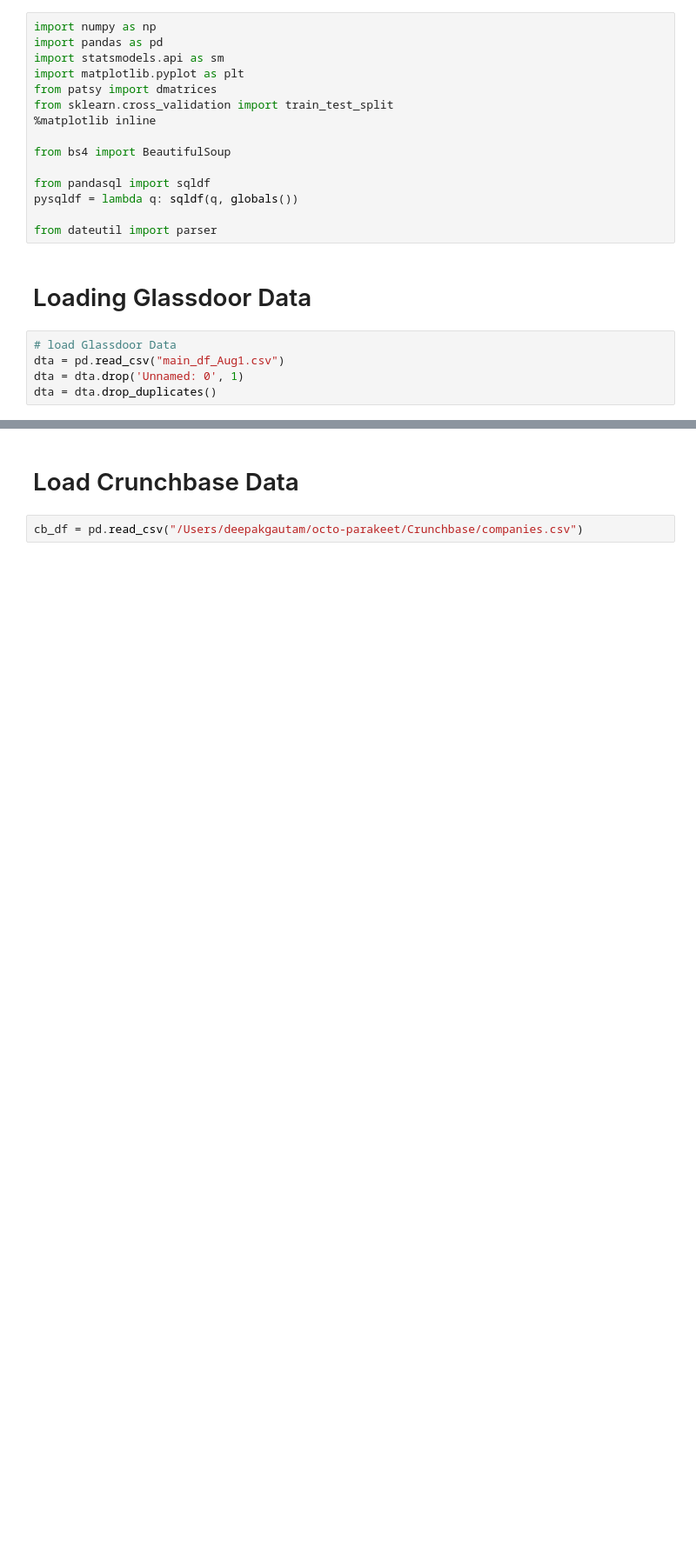
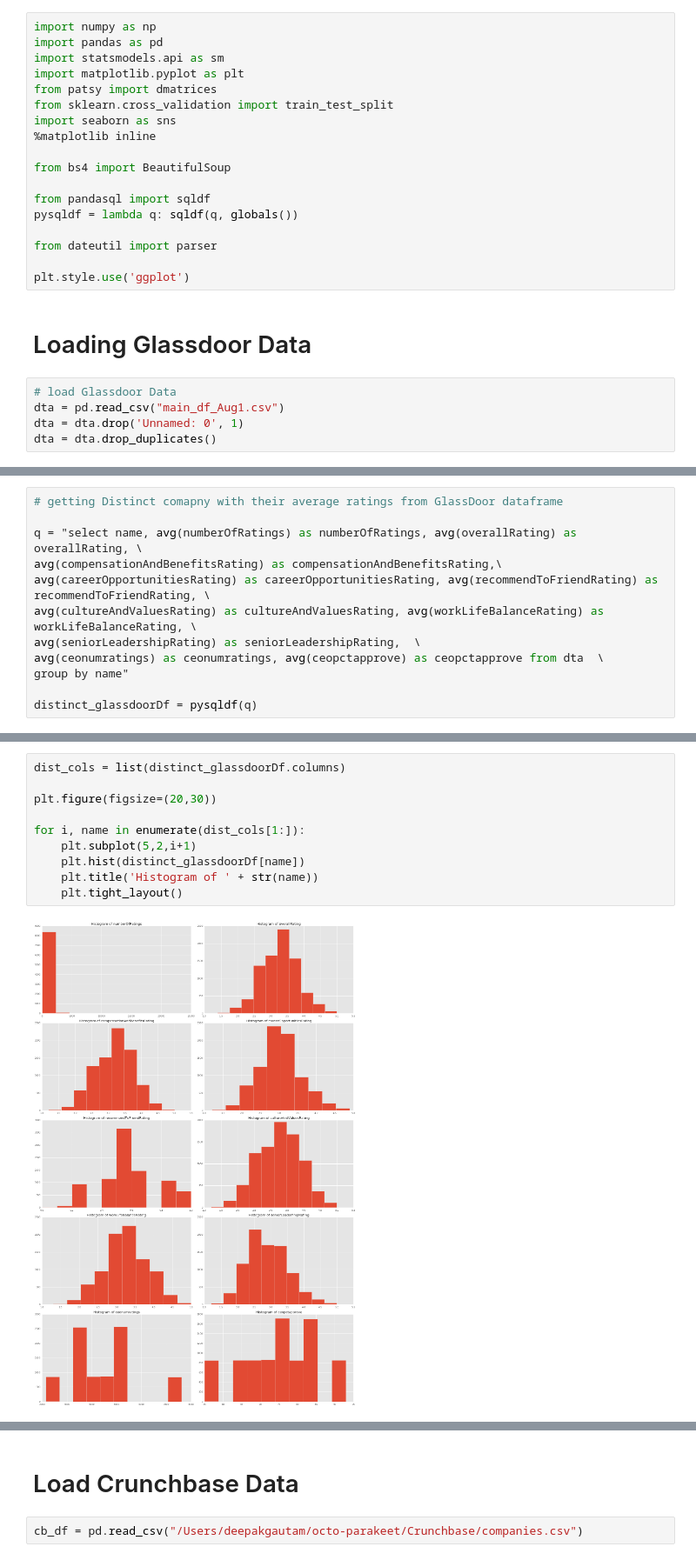
Before and after one commit to McnultyOne/octo-parakeet, a Jupyter notebook: DataClassification_MergedData.ipynb, the cells around one changed output, grey strips where cells are left out. Shown at 87% size. Drawn from its saved outputs; the diff is of its cells as text; blank space fills up the shorter version.

```diff
--- a/DataClassification_MergedData.ipynb
+++ b/DataClassification_MergedData.ipynb
@@ -5,6 +5,7 @@ import statsmodels.api as sm
 import matplotlib.pyplot as plt
 from patsy import dmatrices
 from sklearn.cross_validation import train_test_split
+import seaborn as sns
 %matplotlib inline
 
 from bs4 import BeautifulSoup
@@ -13,6 +14,8 @@ from pandasql import sqldf
 pysqldf = lambda q: sqldf(q, globals())
 
 from dateutil import parser
+
+plt.style.use('ggplot')
 # %% [markdown]
 # Loading Glassdoor Data
 # %%
@@ -26,0 +26,12 @@ dta = dta.drop_duplicates()
+# %%
+# getting Distinct comapny with their average ratings from GlassDoor dataframe
+
+q = "select name, avg(numberOfRatings) as numberOfRatings, avg(overallRating) as overallRating, \
+avg(compensationAndBenefitsRating) as compensationAndBenefitsRating,\
+avg(careerOpportunitiesRating) as careerOpportunitiesRating, avg(recommendToFriendRating) as recommendToFriendRating, \
+avg(cultureAndValuesRating) as cultureAndValuesRating, avg(workLifeBalanceRating) as workLifeBalanceRating, \
+avg(seniorLeadershipRating) as seniorLeadershipRating,  \
+avg(ceonumratings) as ceonumratings, avg(ceopctapprove) as ceopctapprove from dta  \
+group by name"
+
+distinct_glassdoorDf = pysqldf(q)
@@ -26,0 +54,12 @@ dta = dta.drop_duplicates()
+# %%
+dist_cols = list(distinct_glassdoorDf.columns)
+
+plt.figure(figsize=(20,30))
+
+for i, name in enumerate(dist_cols[1:]):
+    plt.subplot(5,2,i+1)
+    plt.hist(distinct_glassdoorDf[name])
+    plt.title('Histogram of ' + str(name))
+    plt.tight_layout()
+# %% [output]
+[figure, added]
```
Also changed, not shown: parts of 62 cells of this notebook.
